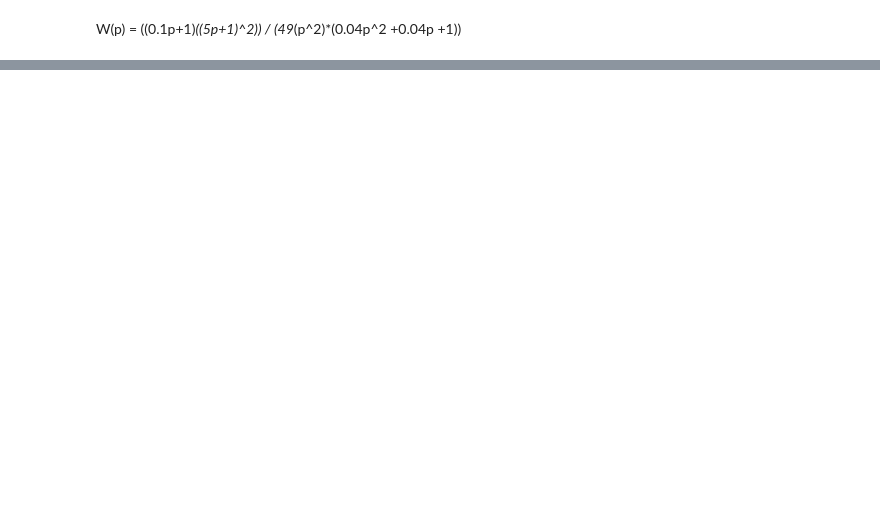
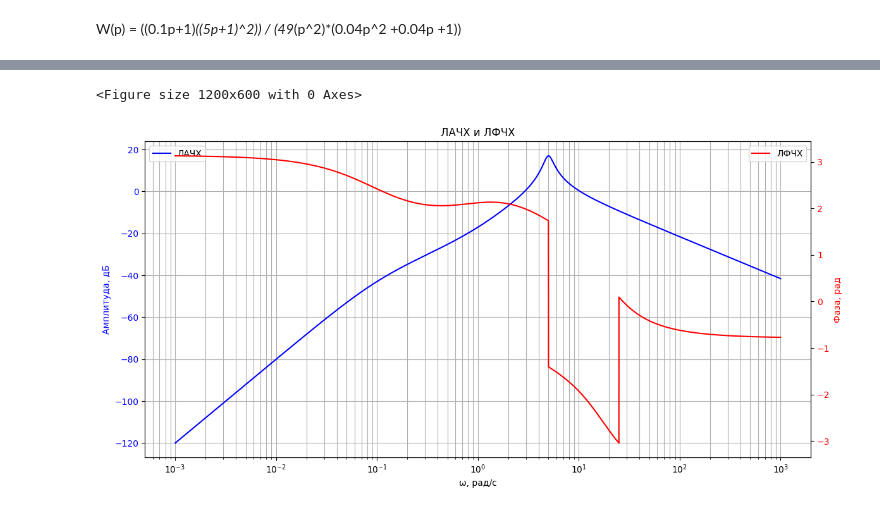
Before and after one commit to Korben-detka/Fundamentals-of-control-theory, a Jupyter notebook: 4/laba4.ipynb, the cells around one changed output, grey strips where cells are left out. Saved outputs shown, nothing was run; the diff lists cells and outputs as text; code cells hidden in the pictures; blank space fills up the shorter version.

```diff
--- a/4/laba4.ipynb
+++ b/4/laba4.ipynb
@@ -155,0 +211,52 @@ plt.show()
+# %%
+
+start_log = -3
+end_log   = 3
+separates = 10000
+psi       = 0.1
+omega = np.logspace(start_log, end_log, separates)  # от 0.01 до 100 рад/с
+
+# Типовые звенья:
+# - (0.1p+1): угол частоты w_z = 1/0.1 = 10 рад/с
+# - (5p+1)^2: дважды одно и то же звено с w1=1/5=0.2 рад/с
+# - 7^2*p^2 в знаменателе: это -40 дБ/декаду наклон после низких частот
+# - (0.04p^2 +0.2p +1) примерно колебательное звено с ω_n = 5 рад/с, ζ=0.1
+
+# Построим асимптотическую ЛАЧХ:
+# L_omega_as = (    colebatelbnoe          (k=1, factors=([0.2]),omega=omega, psi=psi)
+#               + 2*forsiruyochie_first_por(k=1, factors=([5]),  omega=omega)
+#               +   forsiruyochie_first_por(k=1, factors=([0.1]),omega=omega)
+#               + 2*integriruyouchie       (k=1, factors=([7]),  omega=omega)
+#               )
+L_omega_as =  colebatelbnoe          (k=1, factors=([0.2]),omega=omega, psi=psi)+ \
+              forsiruyochie_first_por(k=1, factors=([1]),  omega=omega)+ \
+              aperiodic_first_por    (k=1, factors=([10,0.3]),omega=omega) + \
+              differenciruchee       (k=1, factors=([1,1]),omega=omega)
+
+
+plt.figure(figsize=(12, 6))
+
+# Создаем основную ось
+fig, ax1 = plt.subplots(figsize=(12, 6))
+
+# График ЛАЧХ (Амплитуда, дБ)
+ax1.semilogx(omega, L_omega_as[0], label='ЛАЧХ', color='blue')
+ax1.set_title("ЛАЧХ и ЛФЧХ")
+ax1.set_xlabel('ω, рад/с')
+ax1.set_ylabel('Амплитуда, дБ', color='blue')
+ax1.grid(True, which='both')
+ax1.legend(loc='upper left')
+ax1.tick_params(axis='y', labelcolor='blue')
+
+# Создаем вторую ось для ЛФЧХ (Фаза, рад)
+ax2 = ax1.twinx()
+ax2.semilogx(omega, L_omega_as[2], label='ЛФЧХ', color='red')
+ax2.set_ylabel('Фаза, рад', color='red')
+ax2.legend(loc='upper right')
+ax2.tick_params(axis='y', labelcolor='red')
+
+plt.tight_layout()
+plt.show()
+# %% [output]
+<Figure size 1200x600 with 0 Axes>
+[figure, added]
```
Also changed, not shown: parts of 3 cells of this notebook, 2 other files.
